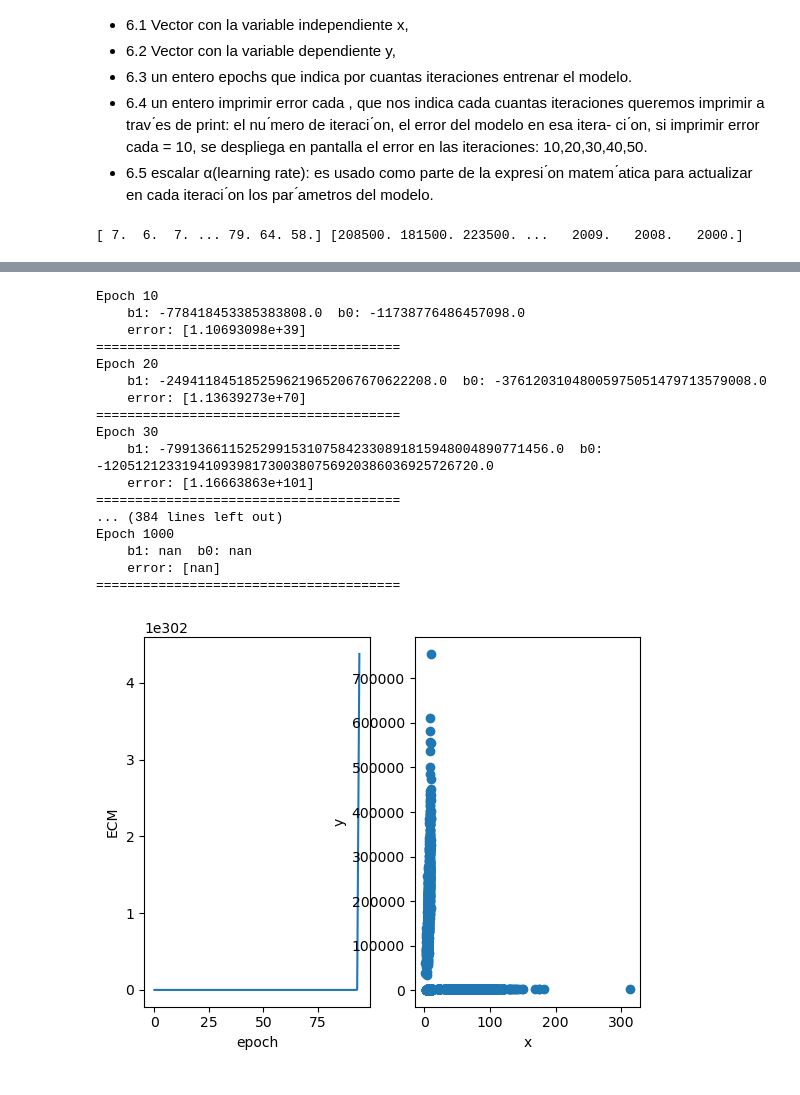
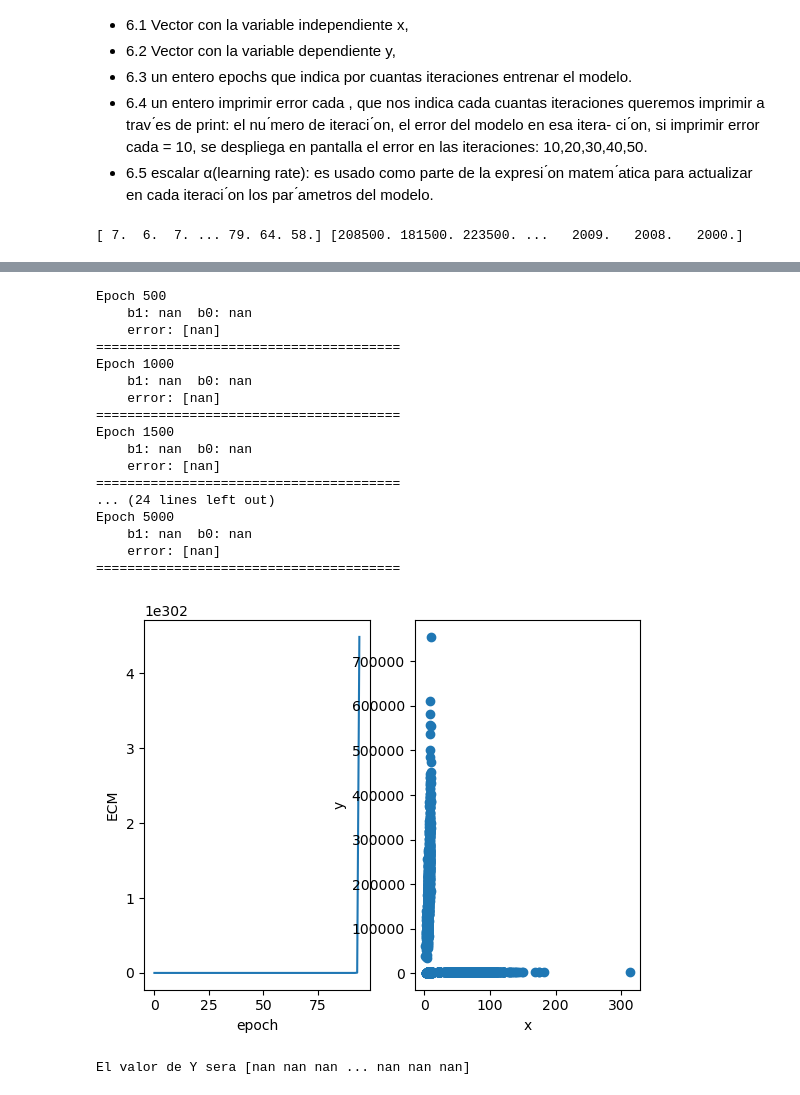
Before and after one commit to ceaf234/Proyecto1, a Jupyter notebook: Proyecto1.ipynb, the cells around one changed output, grey strips where cells are left out. Drawn from its saved outputs; the diff is of its cells as text; code cells hidden in the pictures.

```diff
--- a/Proyecto1.ipynb
+++ b/Proyecto1.ipynb
@@ -180,8 +197,8 @@ def gradiente_descendente(b1_, b0_, alpha, x, y):
     db0 = -(2/N)*np.sum(y-(b1_*x+b0_))
 
     # Actualizar los pesos usando la fórmula del gradiente descendente
-    b1 = b1_ - alpha*db1
-    b0 = b0_ - alpha*db0
+    b1 = b1_ - escalar*db1
+    b0 = b0_ - escalar*db0
 
     return b1, b0
 
@@ -195,18 +212,18 @@ b0 = np.random.randn(1)[0]
 #************************* User inputs *************************
 
 # Solicitando X de muestra al usuario
-#while True:
-#    try:
-#        user_input_x = int(input("Ingrese un número entero para X: "))
-#        break  # Salir del ciclo si se ingresa un número válido
-#    except ValueError:
-#        print("Error: Por favor ingrese un número entero válido.")
+while True:
+    try:
+        user_input_x = int(input("Ingrese un número entero para X: "))
+        break  # Salir del ciclo si se ingresa un número válido
+    except ValueError:
+        print("Error: Por favor ingrese un número entero válido.")
 
 # Solicitando cantidad de iteraciones
 while True:
     try:
         epochs = int(input("Ingrese la cantidad de iteraciones. Debe ser un número entero igual mayor a 1000: "))
-        if epochs >= 1000:
+        if epochs >= 100:
             break  # Salir del ciclo si se ingresa un número válido
         else:
             print("Error: Por favor ingrese un número mayor a 1000.")
@@ -246,6 +263,7 @@ test_data = dataset[split_idx:]
 
 # Convertir los 3 datasets a 1 y guardarlo en arrays
 training_dataframe = pd.DataFrame(train_data)
+
 # Realizar interpolación para llenar valores no válidos
 training_dataframe.interpolate(inplace=True)
 x = np.hstack((training_dataframe[1].values, training_dataframe[3].values, training_dataframe[5].values))
@@ -279,43 +297,48 @@ for i in range(epochs):
     error[i] = calcular_error(y,y_)
 
     # Imprimir resultados cada 1000 epochs
     if (i+1)%imprimir_cada == 0:
         print("Epoch {}".format(i+1))
         print("    b1: {:.1f}".format(b1), " b0: {:.1f}".format(b0))
         print("    error: {}".format(error[i]))
         print("=======================================")
 
 # Gráfica de ECM vs iteraciones y de la regresión lineal resultante
 plt.subplot(1,2,1)
 plt.plot(range(epochs),error)
 plt.xlabel('epoch')
 plt.ylabel('ECM')
 
 y_regr = calcular_modelo(b1,b0,x)
 plt.subplot(1,2,2)
 plt.scatter(x,y)
 plt.plot(x,y_regr,'r')
 plt.xlabel('x')
 plt.ylabel('y')
 plt.show()
+
+
+user_input_x = calcular_modelo(b1,b0,x)
+print("El valor de Y sera", user_input_x )
 # %% [output]
 [ 7.  6.  7. ... 79. 64. 58.] [208500. 181500. 223500. ...   2009.   2008.   2000.]
 [figure]
-Epoch 10
-    b1: -778418453385383808.0  b0: -11738776486457098.0
-    error: [1.10693098e+39]
+Epoch 500
+    b1: nan  b0: nan
+    error: [nan]
 =======================================
-Epoch 20
-    b1: -2494118451852596219652067670622208.0  b0: -37612031048005975051479713579008.0
-    error: [1.13639273e+70]
-=======================================
-Epoch 30
-    b1: -7991366115252991531075842330891815948004890771456.0  b0: -120512123319410939817300380756920386036925726720.0
-    error: [1.16663863e+101]
-=======================================
-... (384 lines left out)
 Epoch 1000
     b1: nan  b0: nan
     error: [nan]
 =======================================
+Epoch 1500
+    b1: nan  b0: nan
+    error: [nan]
+=======================================
+... (24 lines left out)
+Epoch 5000
+    b1: nan  b0: nan
+    error: [nan]
+=======================================
-[figure, old version]
+[figure, new version]
+El valor de Y sera [nan nan nan ... nan nan nan]
```
Also changed, not shown: parts of 4 cells of this notebook.
